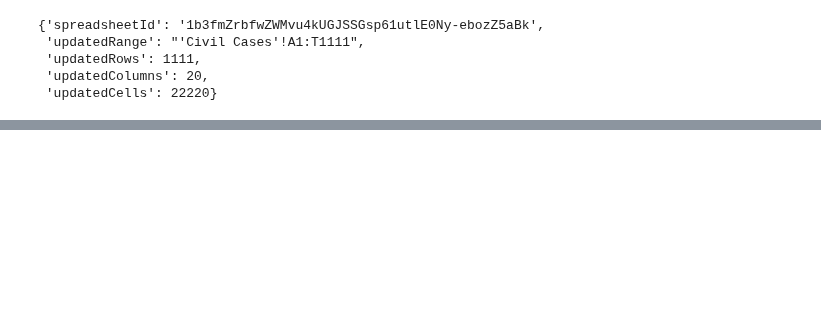
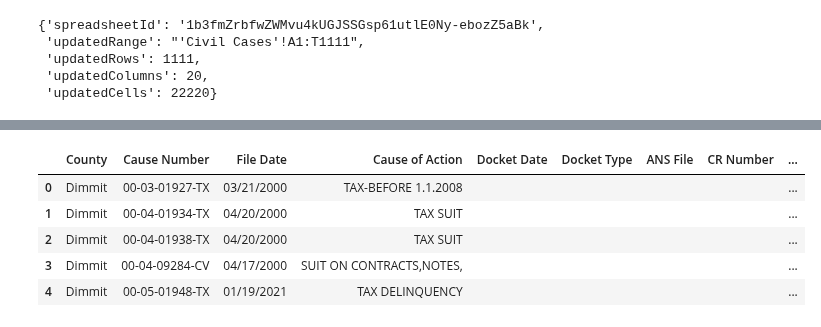
Before and after one commit to District-Court-293rd/293rd_pending_cases, a Jupyter notebook: jsmith_workbook_3.ipynb, the cells around one changed output, grey strips where cells are left out. Saved outputs shown, nothing was run; the diff lists cells and outputs as text; code cells hidden in the pictures; blank space fills up the shorter version.

```diff
--- a/jsmith_workbook_3.ipynb
+++ b/jsmith_workbook_3.ipynb
@@ -119,0 +147,9 @@ civil_sheet.update([civil_df.columns.values.tolist()] + civil_df.values.tolist()
+# %%
+new_civil_cases.head()
+# %% [output]
+|  | County | Cause Number | File Date | Cause of Action | Docket Date | Docket Type | ANS File | CR Number | ... |
+| 0 | Dimmit | 00-03-01927-TX | 03/21/2000 | TAX-BEFORE 1.1.2008 |  |  |  |  | ... |
+| 1 | Dimmit | 00-04-01934-TX | 04/20/2000 | TAX SUIT |  |  |  |  | ... |
+| 2 | Dimmit | 00-04-01938-TX | 04/20/2000 | TAX SUIT |  |  |  |  | ... |
+| 3 | Dimmit | 00-04-09284-CV | 04/17/2000 | SUIT ON CONTRACTS,NOTES, |  |  |  |  | ... |
+| 4 | Dimmit | 00-05-01948-TX | 01/19/2021 | TAX DELINQUENCY |  |  |  |  | ... |
```
Also changed, not shown: parts of 22 cells of this notebook.
